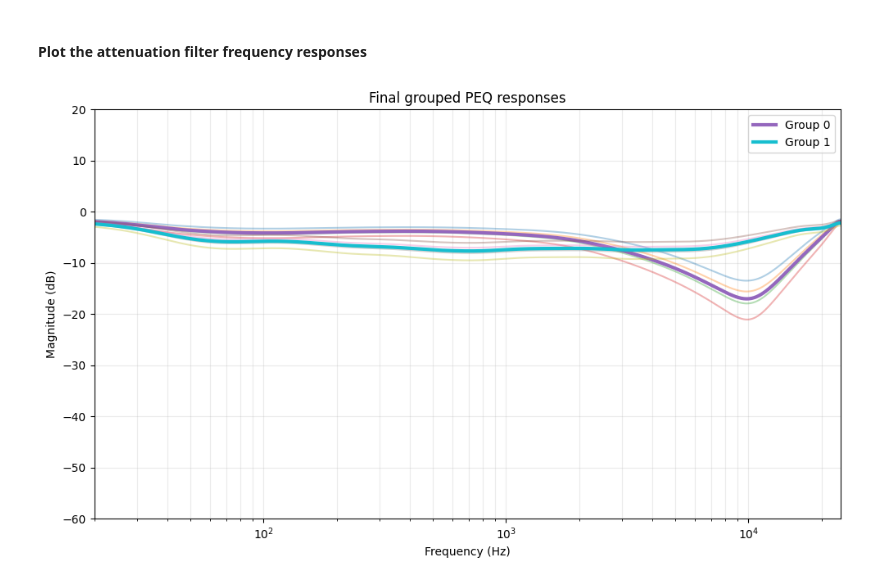
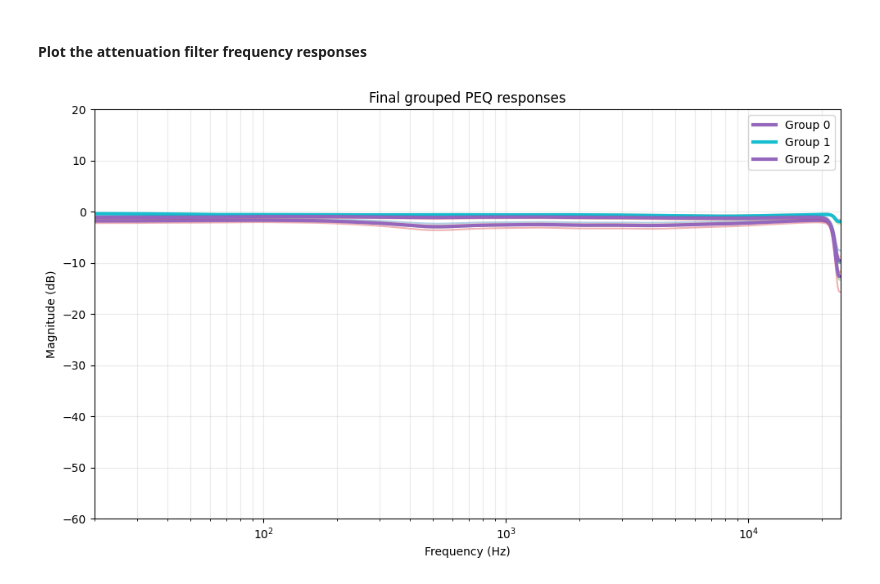
Before and after one commit to orchidas/flamo, a Jupyter notebook: notebooks/e8_gfdn.ipynb, the cells around one changed output. Cells and saved outputs as stored; diff of their text form; code cells hidden in the pictures.

```diff
--- a/notebooks/e8_gfdn.ipynb
+++ b/notebooks/e8_gfdn.ipynb
@@ -239,10 +290,20 @@ def plot_gfdn_group_responses(attenuation, fs: float, n_groups=None):
 # %% [markdown]
 #### Compare spectrogram and EDCs of reference and optimised RIRs
 # %%
-output_path = Path('../output/20260925-geq_mrstft_sparsity').resolve()
-ref_path = Path('../rirs/multi-slope/ertd1_rir_r1.wav').resolve()
+output_path = Path('../output/20260929-treble_noisy_geq_mrstft_sparsity').resolve()
+if 'treble' in str(output_path):
+    ref_path = Path('../rirs/multi-slope/ir_r1.wav').resolve()
+else:
+    ref_path = Path('../rirs/multi-slope/ertd1_rir_r1.wav').resolve()
+
+
 ref_rir, fsr = sf.read(str(ref_path))
-opt_rir, fso = sf.read(str(f'{output_path}/ir_optim.wav'))
+try:
+    opt_rir, fso = sf.read(str(f'{output_path}/ir_optim_noisy.wav'))
+except Exception as e:
+    print(e.message)
+    print('Looking for optimised GFDN IR without noise floor')
+    opt_rir, fso = sf.read(str(f'{output_path}/ir_optim.wav'))
 
 assert fsr == fso, "Reference and optimised RIR sample rates do not match"
 
@@ -272,6 +354,8 @@ if 'geq' in str(output_path):
     filter_type = 'geq'
 elif 'shelf' in str(output_path):
     filter_type = 'shelf'
+elif 'scalar' in str(output_path):
+    filter_type = 'scalar'
 else:
     filter_type = 'peq'
 is_peq = filter_type == 'peq'
@@ -283,38 +367,40 @@ if is_peq:
     if n_sections not in (8, 9):
         raise ValueError(f'Unexpected PEQ section count in checkpoint: {n_sections}')
     is_twostage = n_sections == 9
 else:
     is_twostage = False
 
-
-# Create the architecture that matches this checkpoint.
+ # Create the architecture that matches this checkpoint.
 model = GroupedFDN(
     group_size=group_size,
     n_groups=n_groups,
     delay_lengths=delay_lengths,
     nfft=nfft,
     fs=fs,
     in_ch=1,
     out_ch=1,
     rt_dc=1.0,
     rt_nyquist=0.2,
     crossover_freq=4000.0,
     is_twostage=is_twostage,
     filter_type=filter_type,
     alias_decay_db=alias_decay_db,
     device="cpu",
     dtype=torch.float64,
 )
 model.load_state_dict(checkpoint)
 model.eval()
 
 core = model.get_core()
 attenuation = core.feedback_loop.feedback.attenuation
 
-freqs, H_db = plot_gfdn_group_responses(
-    attenuation,
-    fs=fs,
-    n_groups=n_groups,
-)
+if filter_type != 'scalar':
+    freqs, H_db = plot_gfdn_group_responses(
+        attenuation,
+        fs=fs,
+        n_groups=n_groups,
+    )
+else:
+    print(f'The learned RT60s are {np.round(attenuation.get_rt60(attenuation.param).cpu().detach().numpy(), 3)} s')
 # %% [output]
-[figure, old version]
+[figure, new version]
```
Also changed, not shown: parts of 7 cells of this notebook, 2 other files.
